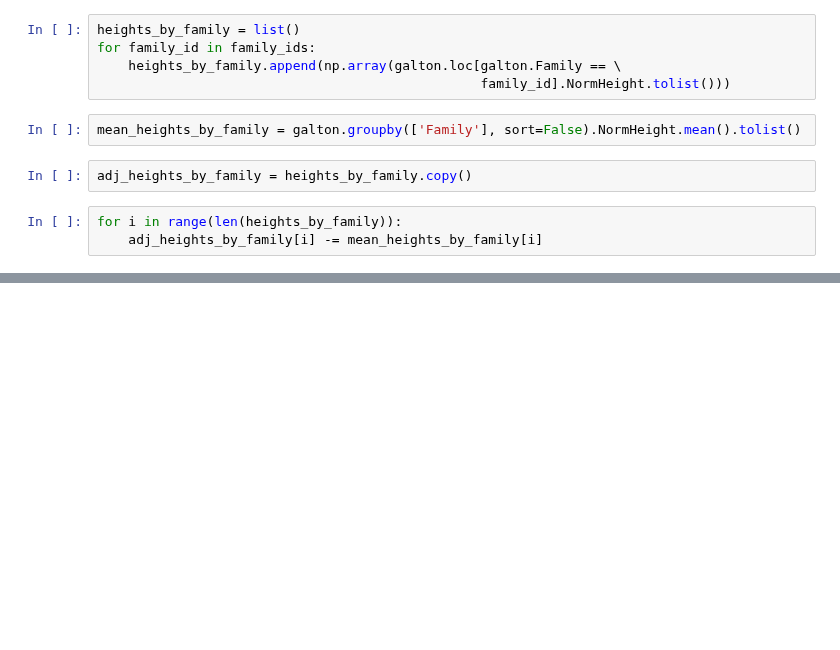
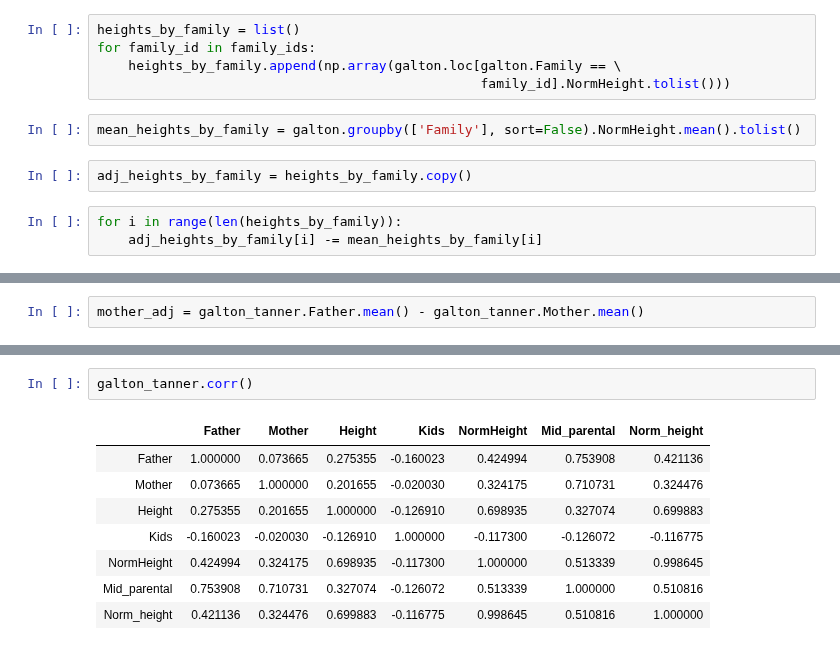
Before and after one commit to jessebmurray/polygenic, a Jupyter notebook: galton.ipynb, the cells around one changed output, grey strips where cells are left out. Cells and saved outputs as stored; diff of their text form; blank space fills up the shorter version.

```diff
--- a/galton.ipynb
+++ b/galton.ipynb
@@ -511,0 +531,2 @@ for one_offspring_dist in adj_heights_by_family:
+# %%
+mother_adj = galton_tanner.Father.mean() - galton_tanner.Mother.mean()
@@ -511,0 +614,11 @@ for one_offspring_dist in adj_heights_by_family:
+# %%
+galton_tanner.corr()
+# %% [output]
+|  | Father | Mother | Height | Kids | NormHeight | Mid_parental | Norm_height |
+| Father | 1.000000 | 0.073665 | 0.275355 | -0.160023 | 0.424994 | 0.753908 | 0.421136 |
+| Mother | 0.073665 | 1.000000 | 0.201655 | -0.020030 | 0.324175 | 0.710731 | 0.324476 |
+| Height | 0.275355 | 0.201655 | 1.000000 | -0.126910 | 0.698935 | 0.327074 | 0.699883 |
+| Kids | -0.160023 | -0.020030 | -0.126910 | 1.000000 | -0.117300 | -0.126072 | -0.116775 |
+| NormHeight | 0.424994 | 0.324175 | 0.698935 | -0.117300 | 1.000000 | 0.513339 | 0.998645 |
+| Mid_parental | 0.753908 | 0.710731 | 0.327074 | -0.126072 | 0.513339 | 1.000000 | 0.510816 |
+| Norm_height | 0.421136 | 0.324476 | 0.699883 | -0.116775 | 0.998645 | 0.510816 | 1.000000 |
```
Also changed, not shown: parts of 34 cells of this notebook, 1 other file.
